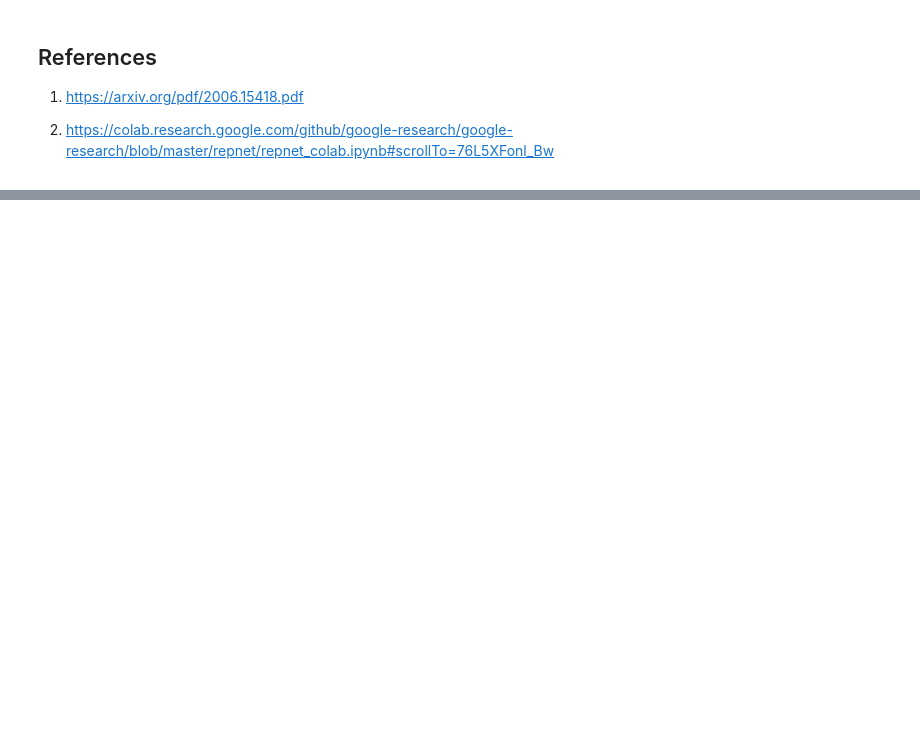
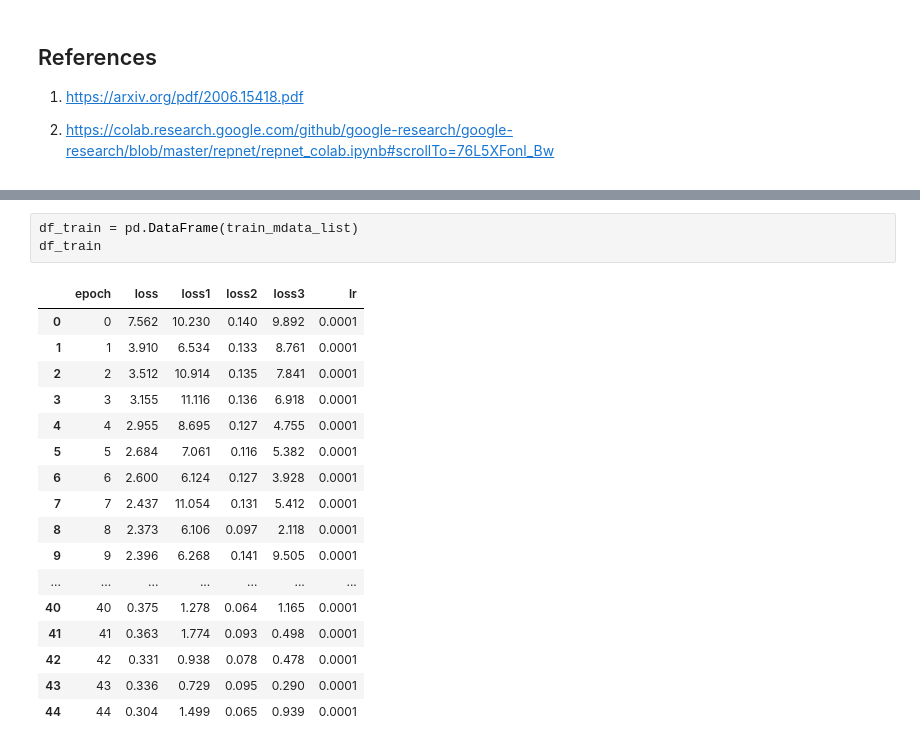
Before and after one commit to qrsforever/hzcsnote, a Jupyter notebook: erlangai/repnet/repnet.ipynb, the cells around one changed output, grey strips where cells are left out. Drawn from its saved outputs; the diff is of its cells as text; blank space fills up the shorter version.

```diff
--- a/erlangai/repnet/repnet.ipynb
+++ b/erlangai/repnet/repnet.ipynb
@@ -782,0 +995,21 @@ for epoch in tqdm(range(0, num_epochs)):
+# %%
+df_train = pd.DataFrame(train_mdata_list)
+df_train
+# %% [output]
+|  | epoch | loss | loss1 | loss2 | loss3 | lr |
+| 0 | 0 | 7.562 | 10.230 | 0.140 | 9.892 | 0.0001 |
+| 1 | 1 | 3.910 | 6.534 | 0.133 | 8.761 | 0.0001 |
+| 2 | 2 | 3.512 | 10.914 | 0.135 | 7.841 | 0.0001 |
+| 3 | 3 | 3.155 | 11.116 | 0.136 | 6.918 | 0.0001 |
+| 4 | 4 | 2.955 | 8.695 | 0.127 | 4.755 | 0.0001 |
+| 5 | 5 | 2.684 | 7.061 | 0.116 | 5.382 | 0.0001 |
+| 6 | 6 | 2.600 | 6.124 | 0.127 | 3.928 | 0.0001 |
+| 7 | 7 | 2.437 | 11.054 | 0.131 | 5.412 | 0.0001 |
+| 8 | 8 | 2.373 | 6.106 | 0.097 | 2.118 | 0.0001 |
+| 9 | 9 | 2.396 | 6.268 | 0.141 | 9.505 | 0.0001 |
+| ... | ... | ... | ... | ... | ... | ... |
+| 40 | 40 | 0.375 | 1.278 | 0.064 | 1.165 | 0.0001 |
+| 41 | 41 | 0.363 | 1.774 | 0.093 | 0.498 | 0.0001 |
+| 42 | 42 | 0.331 | 0.938 | 0.078 | 0.478 | 0.0001 |
+| 43 | 43 | 0.336 | 0.729 | 0.095 | 0.290 | 0.0001 |
+| 44 | 44 | 0.304 | 1.499 | 0.065 | 0.939 | 0.0001 |
```
Also changed, not shown: parts of 31 cells of this notebook, 1 other file.
